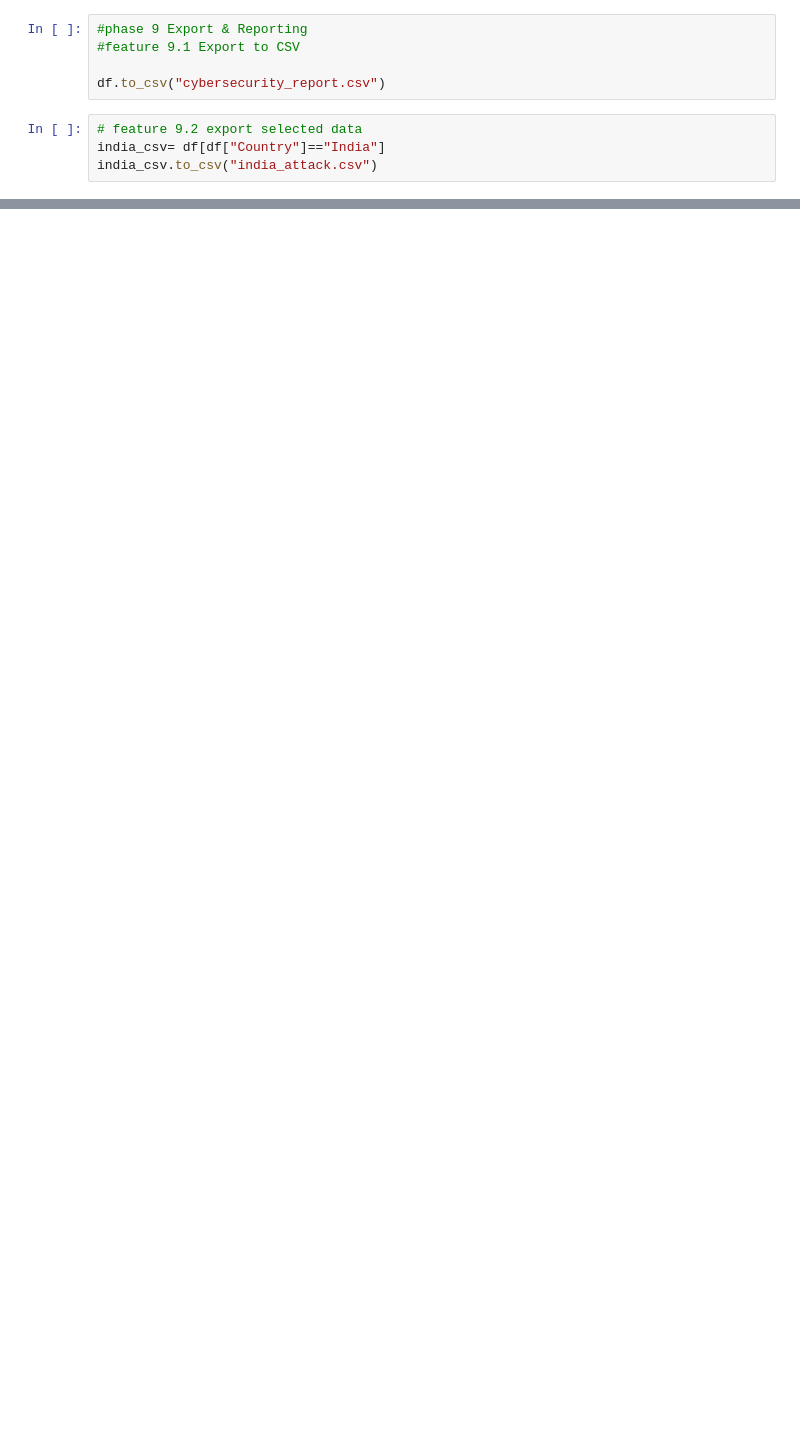
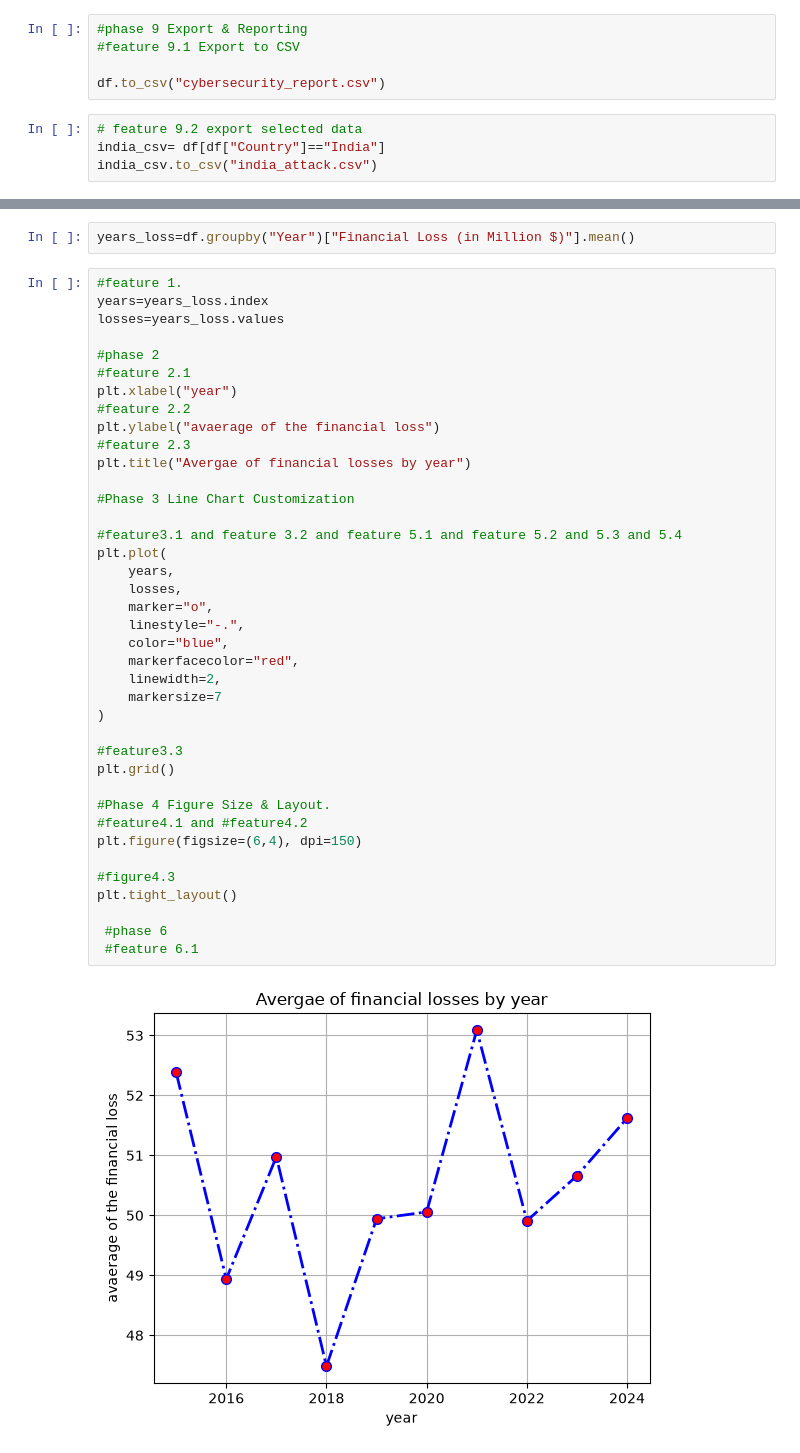
Before and after one commit to kingping77777/cyber-threat-log-analyzer, a Jupyter notebook: notebooks/exploration.ipynb, the cells around one changed output, grey strips where cells are left out. Drawn from its saved outputs; the diff is of its cells as text; blank space fills up the shorter version.

Commit message:
complete matplotlib data visualization phase after pandas

```diff
--- a/notebooks/exploration.ipynb
+++ b/notebooks/exploration.ipynb
@@ -783,0 +789,43 @@ india_csv.to_csv("india_attack.csv")
+# %%
+years_loss=df.groupby("Year")["Financial Loss (in Million $)"].mean()
+# %%
+#feature 1.
+years=years_loss.index
+losses=years_loss.values
+
+#phase 2
+#feature 2.1
+plt.xlabel("year")
+#feature 2.2
+plt.ylabel("avaerage of the financial loss")
+#feature 2.3
+plt.title("Avergae of financial losses by year")
+
+#Phase 3 Line Chart Customization
+
+#feature3.1 and feature 3.2 and feature 5.1 and feature 5.2 and 5.3 and 5.4
+plt.plot(
+    years,
+    losses,
+    marker="o",
+    linestyle="-.",
+    color="blue",
+    markerfacecolor="red",
+    linewidth=2,
+    markersize=7
+)
+
+#feature3.3
+plt.grid()
+
+#Phase 4 Figure Size & Layout.
+#feature4.1 and #feature4.2
+plt.figure(figsize=(6,4), dpi=150)
+
+#figure4.3
+plt.tight_layout()
+
+ #phase 6
+ #feature 6.1
+# %% [output]
+[figure, added]
```
Also changed, not shown: parts of 10 cells of this notebook.
